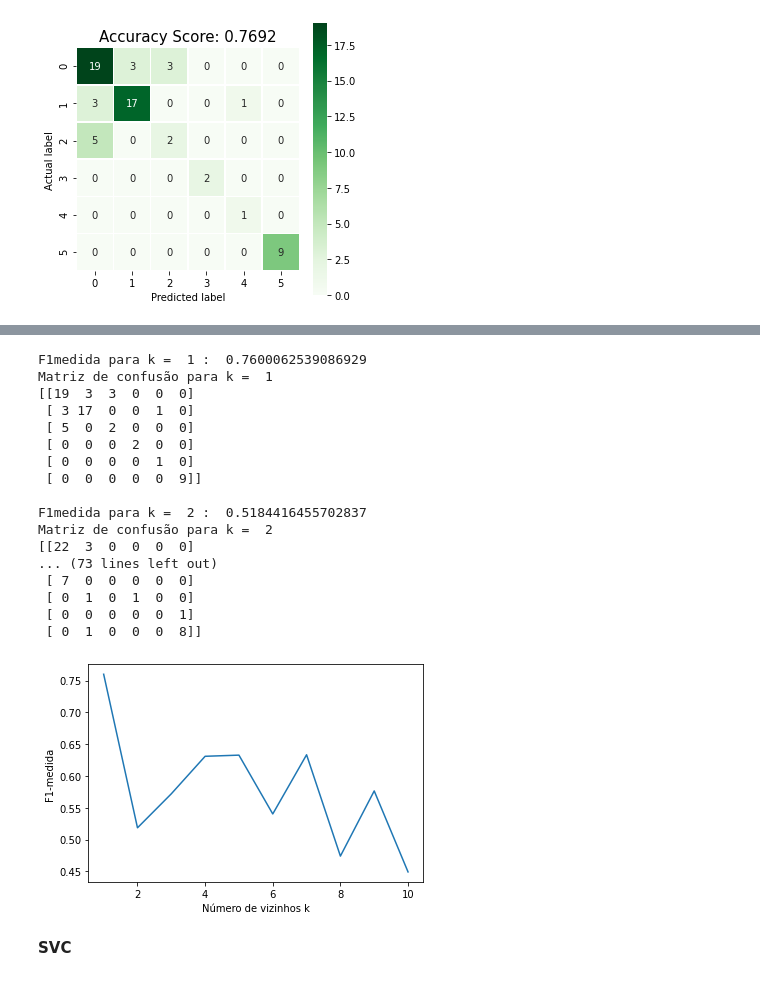
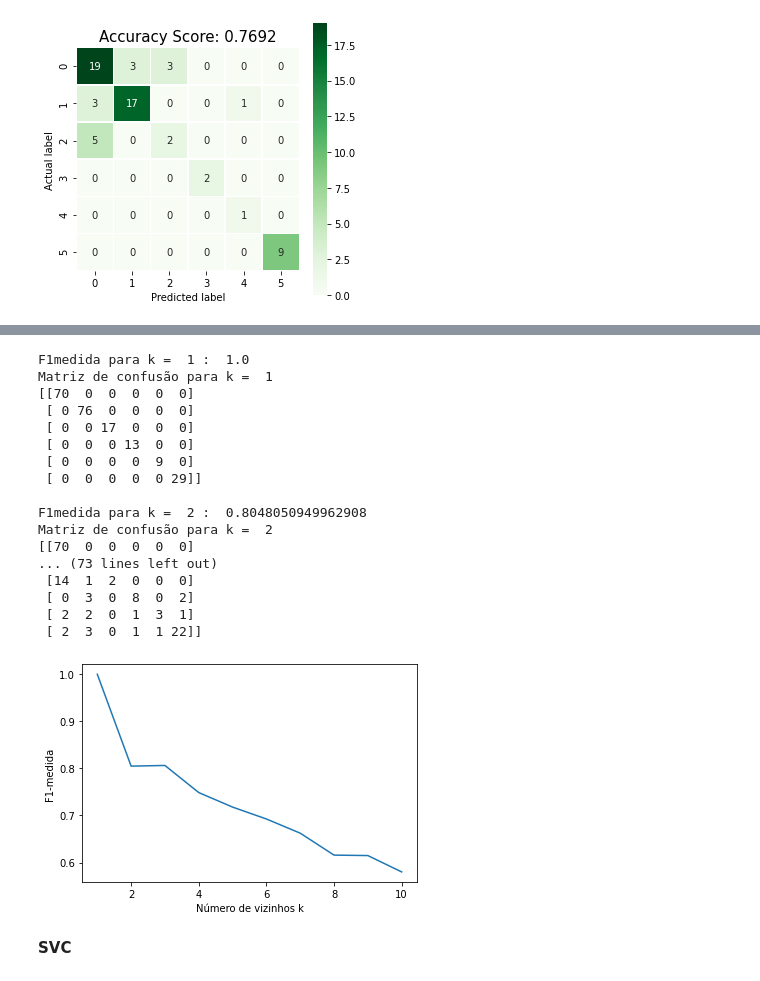
Before and after one commit to marinacer/IA048, a Jupyter notebook: glass.ipynb, the cells around one changed output, grey strips where cells are left out. Saved outputs shown, nothing was run; the diff lists cells and outputs as text; code cells hidden in the pictures.

```diff
--- a/glass.ipynb
+++ b/glass.ipynb
@@ -126,3 +153,20 @@ plt.title(all_sample_title, size = 15)
 F1medida =  0.7600062539086929
 Text(0.5, 1.0, 'Accuracy Score: 0.7692')
 [figure]
+# %%
+# para X
+from sklearn.neighbors import KNeighborsClassifier
+neigh = KNeighborsClassifier(n_neighbors = 1)
+neigh.fit(X, y)
+y_knn = neigh.predict(X)
+
+f1_knn = f1_score(y, y_knn, average='macro')
+cmatrix_knn = sk.confusion_matrix(y,y_knn)
+print('F1medida = ', f1_knn)
+
+plt.figure(figsize=(5,5))
+sns.heatmap(cmatrix_knn, annot=True, fmt=".0f", linewidths=.5, square = True, cmap = 'Greens');
+plt.ylabel('Actual label');
+plt.xlabel('Predicted label');
+all_sample_title = 'Accuracy Score: {:.4f}'.format(accuracy_score(y,y_knn))
+plt.title(all_sample_title, size = 15)
@@ -129,39 +177,40 @@ Text(0.5, 1.0, 'Accuracy Score: 0.7692')
 # %%
+# para X+
 F1medida_knn_2 = []
 nknn = 11
 for i in range(1,nknn):
     neigh_2 = KNeighborsClassifier(n_neighbors = i)
-    neigh_2.fit(Xtrain, ytrain)
-    y_knn_2 = neigh_2.predict(Xtest)
+    neigh_2.fit(X, y)
+    y_knn_2 = neigh_2.predict(X)
 
-    F1medida_knn_2.append(f1_score(ytest, y_knn_2, average='macro'))
+    F1medida_knn_2.append(f1_score(y, y_knn_2, average='macro'))
     print('F1medida para k = ',i, ': ', F1medida_knn_2[i-1])
     print('Matriz de confusão para k = ', i)
-    print(sk.confusion_matrix(ytest,y_knn_2))
+    print(sk.confusion_matrix(y,y_knn_2))
     print()
 plt.plot(range(1,nknn),F1medida_knn_2)
 plt.xlabel('Número de vizinhos k');
 plt.ylabel('F1-medida');
 pass
 # %% [output]
-F1medida para k =  1 :  0.7600062539086929
+F1medida para k =  1 :  1.0
 Matriz de confusão para k =  1
-[[19  3  3  0  0  0]
- [ 3 17  0  0  1  0]
- [ 5  0  2  0  0  0]
- [ 0  0  0  2  0  0]
- [ 0  0  0  0  1  0]
- [ 0  0  0  0  0  9]]
+[[70  0  0  0  0  0]
+ [ 0 76  0  0  0  0]
+ [ 0  0 17  0  0  0]
+ [ 0  0  0 13  0  0]
+ [ 0  0  0  0  9  0]
+ [ 0  0  0  0  0 29]]
 
-F1medida para k =  2 :  0.5184416455702837
+F1medida para k =  2 :  0.8048050949962908
 Matriz de confusão para k =  2
-[[22  3  0  0  0  0]
+[[70  0  0  0  0  0]
 ... (73 lines left out)
- [ 7  0  0  0  0  0]
- [ 0  1  0  1  0  0]
- [ 0  0  0  0  0  1]
- [ 0  1  0  0  0  8]]
+ [14  1  2  0  0  0]
+ [ 0  3  0  8  0  2]
+ [ 2  2  0  1  3  1]
+ [ 2  3  0  1  1 22]]
-[figure, old version]
+[figure, new version]
 # %% [markdown]
 **SVC**
 # %%
```
Also changed, not shown: parts of 8 cells of this notebook.
